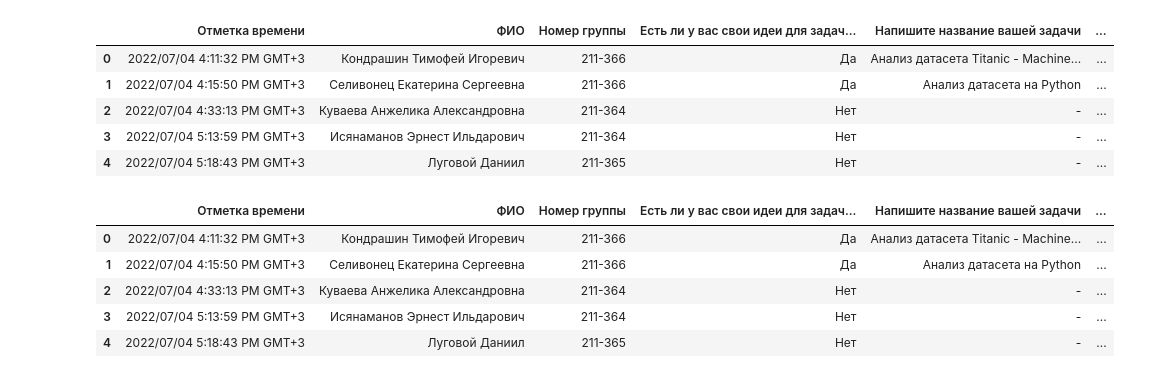
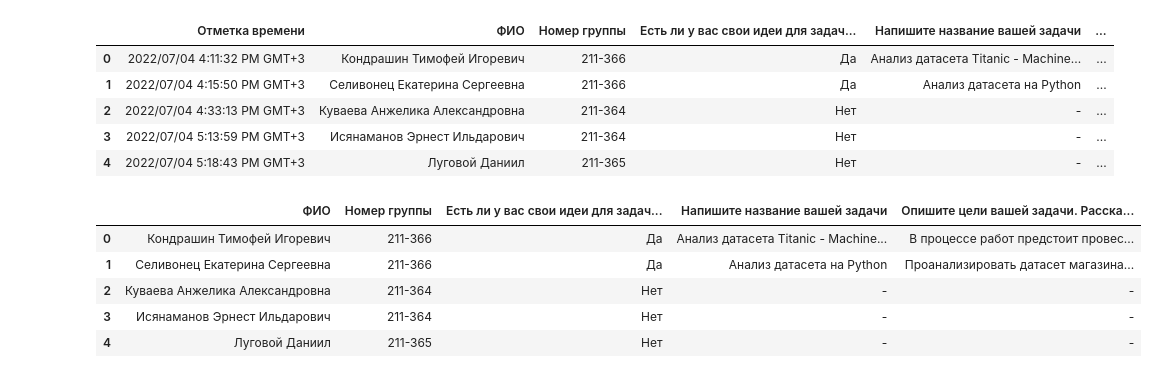
Before and after one commit to CosmDandy/CosmExperiments, a Jupyter notebook: Практика 1 курс/data_clean.ipynb, the cells around one changed output. Drawn from its saved outputs; the diff is of its cells as text; code cells hidden in the pictures.

```diff
--- a/test 2/1.ipynb
+++ b/Практика 1 курс/data_clean.ipynb
@@ -3,7 +3,7 @@ import pandas as pd
 import numpy as np
 import seaborn as sns
 # %%
-data = pd.read_csv('1.csv')
+data = pd.read_csv('input/data2.csv')
 data.head()
 # %% [output]
 |  | Отметка времени | ФИО | Номер группы | Есть ли у вас свои идеи для задач... | Напишите название вашей задачи | ... |
@@ -13,12 +13,12 @@ data.head()
 | 3 | 2022/07/04 5:13:59 PM GMT+3 | Исянаманов Эрнест Ильдарович | 211-364 | Нет | - | ... |
 | 4 | 2022/07/04 5:18:43 PM GMT+3 | Луговой Даниил | 211-365 | Нет | - | ... |
 # %%
-data.drop(columns = ['Отметка времени'],axis = 1)
+data = data.drop(['Отметка времени'], axis=1)
 data.head()
 # %% [output]
-|  | Отметка времени | ФИО | Номер группы | Есть ли у вас свои идеи для задач... | Напишите название вашей задачи | ... |
-| 0 | 2022/07/04 4:11:32 PM GMT+3 | Кондрашин Тимофей Игоревич | 211-366 | Да | Анализ датасета Titanic - Machine... | ... |
-| 1 | 2022/07/04 4:15:50 PM GMT+3 | Селивонец Екатерина Сергеевна | 211-366 | Да | Анализ датасета на Python | ... |
-| 2 | 2022/07/04 4:33:13 PM GMT+3 | Куваева Анжелика Александровна | 211-364 | Нет | - | ... |
-| 3 | 2022/07/04 5:13:59 PM GMT+3 | Исянаманов Эрнест Ильдарович | 211-364 | Нет | - | ... |
-| 4 | 2022/07/04 5:18:43 PM GMT+3 | Луговой Даниил | 211-365 | Нет | - | ... |
+|  | ФИО | Номер группы | Есть ли у вас свои идеи для задач... | Напишите название вашей задачи | Опишите цели вашей задачи. Расска... |
+| 0 | Кондрашин Тимофей Игоревич | 211-366 | Да | Анализ датасета Titanic - Machine... | В процессе работ предстоит провес... |
+| 1 | Селивонец Екатерина Сергеевна | 211-366 | Да | Анализ датасета на Python | Проанализировать датасет магазина... |
+| 2 | Куваева Анжелика Александровна | 211-364 | Нет | - | - |
+| 3 | Исянаманов Эрнест Ильдарович | 211-364 | Нет | - | - |
+| 4 | Луговой Даниил | 211-365 | Нет | - | - |
```
Also changed, not shown: parts of 1 cell of this notebook, 14 other files.
